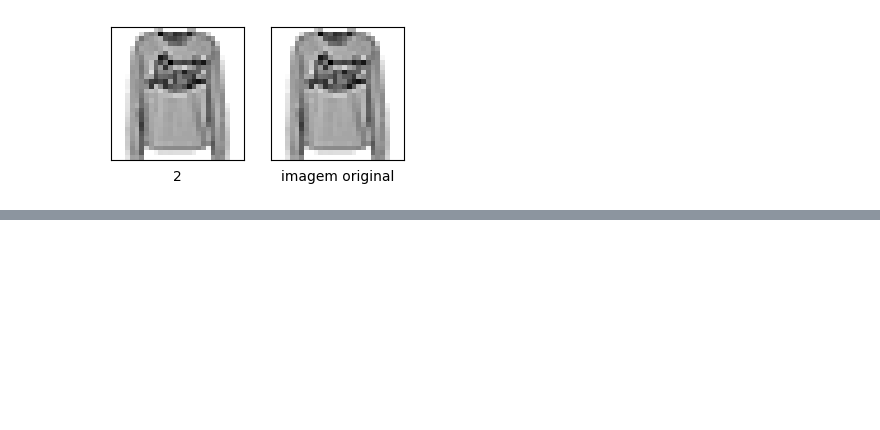
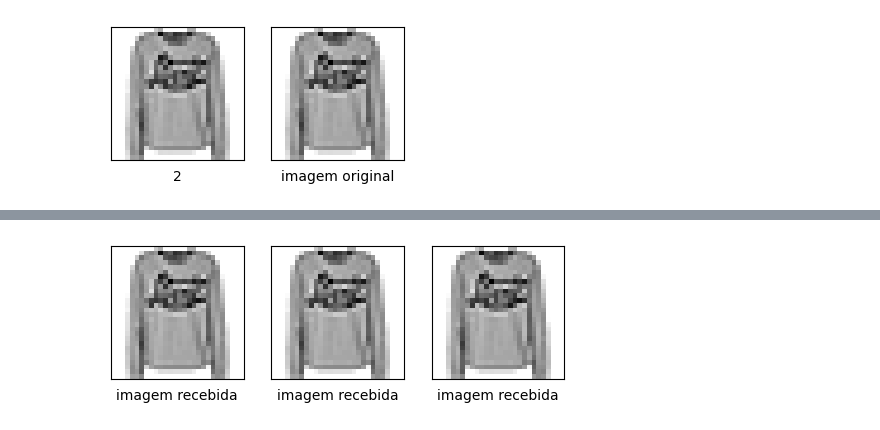
Before and after one commit to NikolaosKtec/Fashion_MNIST_tensorflow_esp32, a Jupyter notebook: send_photos.ipynb, the cells around one changed output, grey strips where cells are left out. Drawn from its saved outputs; the diff is of its cells as text; code cells hidden in the pictures; blank space fills up the shorter version.

```diff
--- a/send_photos.ipynb
+++ b/send_photos.ipynb
@@ -73,12 +77,7 @@ plt.show()
 # %%
 ser = serial.Serial('COM5',115200,timeout=1)
-
-for i in range(1):
-    ser.write(images[i].tobytes())
-
-    time.sleep(1)
-
-    while ser.inWaiting():
-         im2 += str(ser.read())
-
-    print(im2)
+ser.write(base)
+ser.flush()
+time.sleep(1)
+print(ser.readline())
+ser.close()
@@ -84,0 +117,13 @@ for i in range(1):
+# %%
+plt.figure(figsize=(10,10))
+for i in range(3):
+    plt.subplot(5,5,i+1)
+    plt.xticks([])
+    plt.yticks([])
+    plt.grid(False)
+    plt.imshow(images_received[0], cmap=plt.cm.binary)
+    plt.xlabel('imagem recebida')
+
+plt.show()
+# %% [output]
+[figure, added]
```
Also changed, not shown: parts of 9 cells of this notebook.
